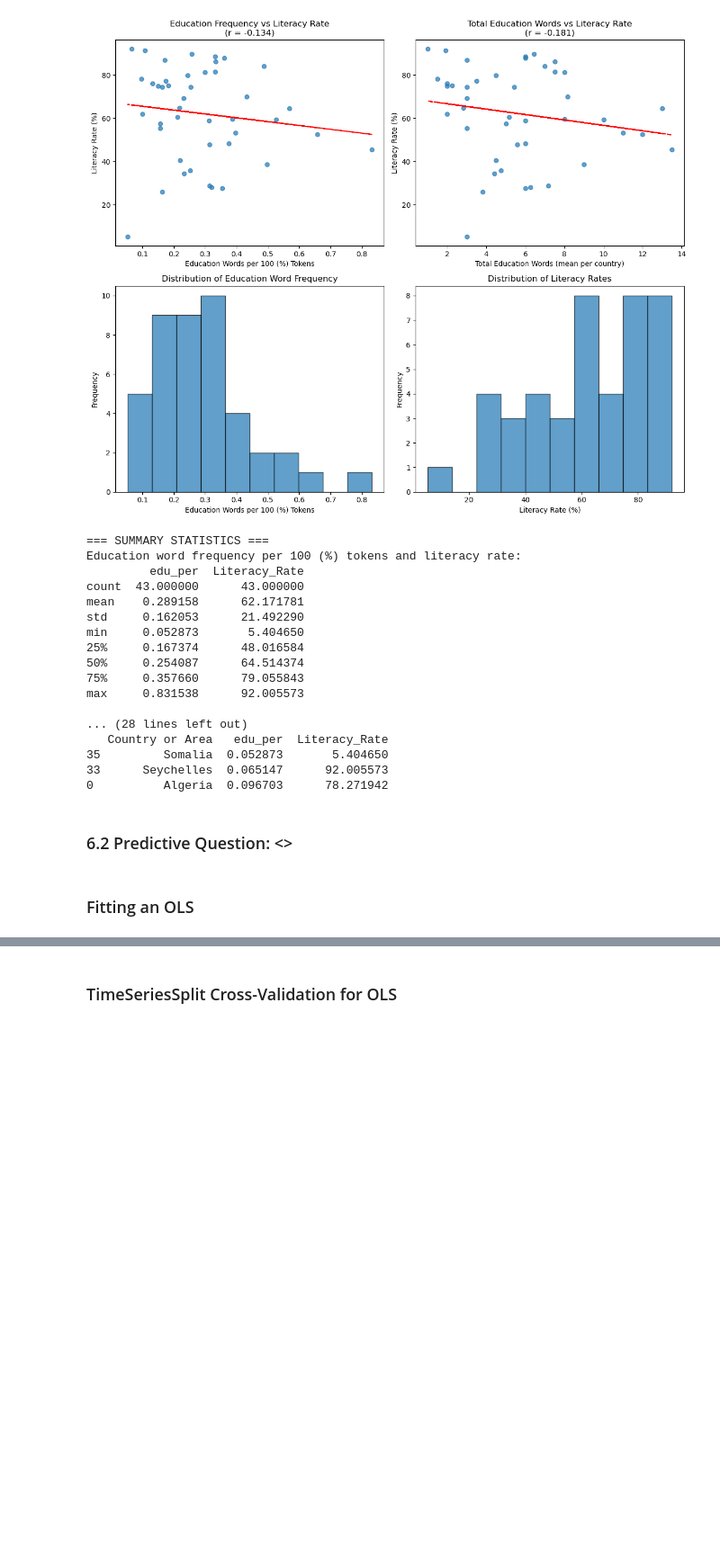
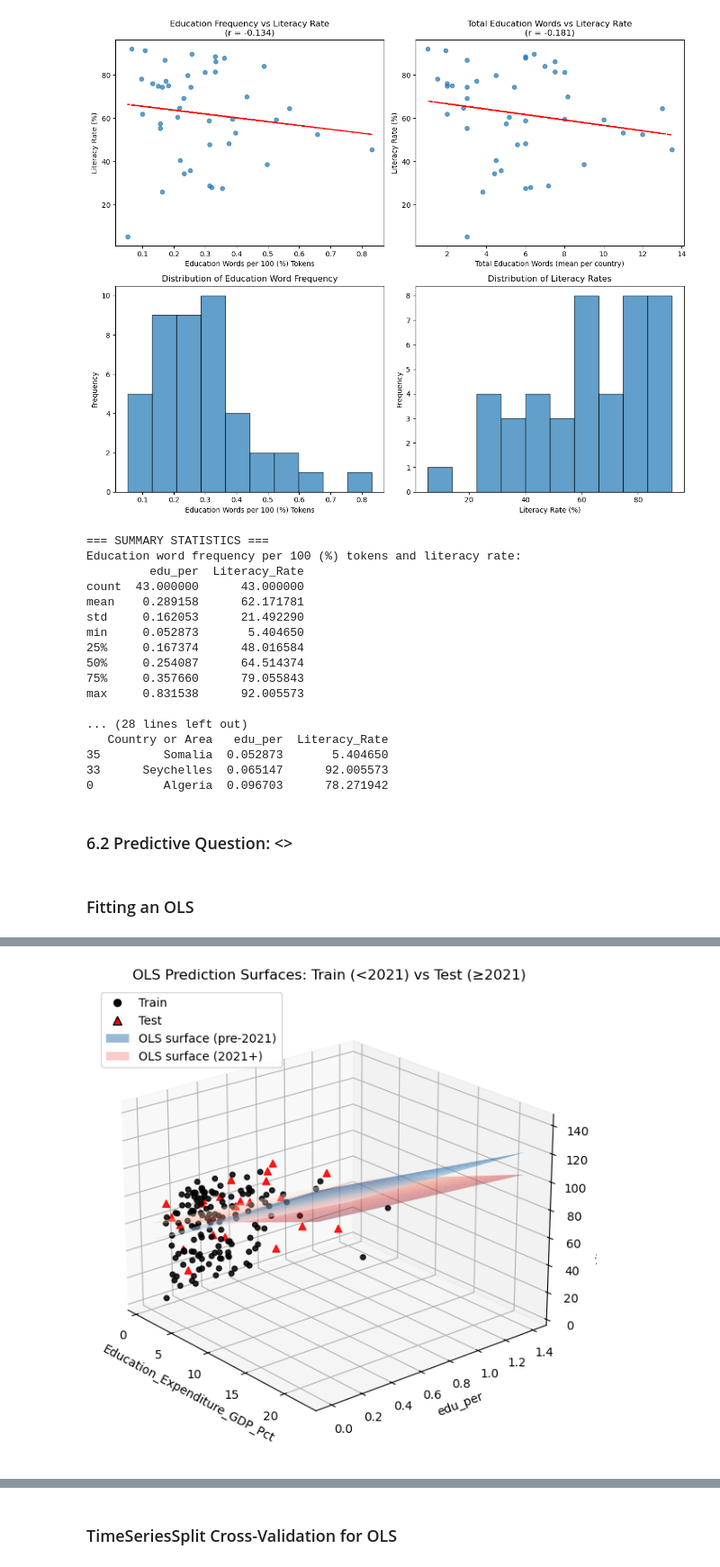
Before and after one commit to bgrsph/Fundamentals-of-Data-Science-Group-Assignments-, a Jupyter notebook: Assignment 1/Analysis_Latest.ipynb, the cells around one changed output, grey strips where cells are left out. Shown at 90% size. Saved outputs shown, nothing was run; the diff lists cells and outputs as text; code cells hidden in the pictures; blank space fills up the shorter version.

```diff
--- a/Assignment 1/Analysis_Latest.ipynb
+++ b/Assignment 1/Analysis_Latest.ipynb
@@ -1044,20 +1044,19 @@ features = ["Education_Expenditure_GDP_Pct", "edu_per"]
 target   = "Literacy_Rate"
 timecol  = "Year"
 
-# 2) Clean subset as DataFrame
-df_ols = df_africa[features + [target, timecol]].dropna().copy()
+#subset data for ols
+df_ols = df_africa[features + [target, timecol]].copy()
 
-# 3) Time split using the YEAR column (DataFrames only)
-train_df = df_ols[df_ols[timecol] < 2018].copy()
-test_df  = df_ols[df_ols[timecol] >= 2018].copy()
+# split into train and test data based on year
+train_df = df_ols[df_ols[timecol] < 2021].copy()
+test_df  = df_ols[df_ols[timecol] >= 2021].copy()
 
-# 4) Design matrices for statsmodels (add constant)
+# fix before running statsmodel
 X_train = sm.add_constant(train_df[features])
 y_train = train_df[target]
 X_test = sm.add_constant(test_df[features], has_constant='add')
 y_test = test_df[target]
 
-# 5) Fit OLS and print full summary (R², adj R², p-values, etc.)
 ols = sm.OLS(y_train, X_train).fit()
 print(ols.summary())
 # %% [output]
@@ -1100,0 +1100,68 @@ OLS Performance metrics
+# %%
+# --- 3D comparison: OLS plane pre-2021 vs 2021+ ---
+import numpy as np
+import pandas as pd
+import matplotlib.pyplot as plt
+from mpl_toolkits.mplot3d import Axes3D  # noqa: F401
+from matplotlib.lines import Line2D
+from matplotlib.patches import Patch
+
+f1, f2 = features
+
+# Refit explicitly for clarity (train==pre, test==post)
+X_pre,  y_pre  = sm.add_constant(train_df[features], has_constant='add'), train_df[target]
+X_post, y_post = sm.add_constant(test_df[features],  has_constant='add'),  test_df[target]
+ols_pre  = sm.OLS(y_pre,  X_pre).fit()   # this equals your `ols`
+ols_post = sm.OLS(y_post, X_post).fit()
+
+# Common grid across full data range for fair visual comparison
+g1 = np.linspace(df_ols[f1].min(), df_ols[f1].max(), 60)
+g2 = np.linspace(df_ols[f2].min(), df_ols[f2].max(), 60)
+G1, G2 = np.meshgrid(g1, g2)
+grid_df = pd.DataFrame({f1: G1.ravel(), f2: G2.ravel()})
+
+# Make prediction matrices that match each model's training columns (avoids shape errors)
+GX_pre  = sm.add_constant(grid_df, has_constant='add').reindex(columns=X_pre.columns,  fill_value=1.0)
+GX_post = sm.add_constant(grid_df, has_constant='add').reindex(columns=X_post.columns, fill_value=1.0)
+
+Z_pre  = ols_pre.predict(GX_pre).values.reshape(G1.shape)
+Z_post = ols_post.predict(GX_post).values.reshape(G1.shape)
+
+# --- Plot ---
+fig = plt.figure(figsize=(8, 6))
+ax = fig.add_subplot(111, projection='3d')
+
+# Surfaces (semi-transparent)
+ax.plot_surface(G1, G2, Z_pre,  alpha=0.55, linewidth=0, antialiased=True, cmap='Blues')
+ax.plot_surface(G1, G2, Z_post, alpha=0.40, linewidth=0, antialiased=True, cmap='Reds')
+
+# Points
+ax.scatter(train_df[f1], train_df[f2], y_train, c='k', s=18, alpha=0.85)           # train ●
+ax.scatter(test_df[f1],  test_df[f2],  y_test,  c='r', s=35, alpha=0.9, marker='^')# test ▲
+
+# Labels / title / view
+ax.set_xlabel(f1)
+ax.set_ylabel(f2)
+ax.set_zlabel(target)
+ax.set_title("OLS Prediction Surfaces: Train (<2021) vs Test (≥2021)")
+ax.view_init(elev=22, azim=-40)
+
+# Legend
+legend_handles = [
+    Line2D([0], [0], marker='o', color='none', markerfacecolor='k', markersize=6, label='Train'),
+    Line2D([0], [0], marker='^', color='none', markerfacecolor='r', markersize=7, label='Test'),
+    Patch(facecolor='steelblue',  alpha=0.55, label='OLS surface (pre-2021)'),
+    Patch(facecolor='lightcoral', alpha=0.40, label='OLS surface (2021+)'),
+]
+ax.legend(handles=legend_handles, loc='upper left')
+
+plt.tight_layout()
+plt.show()
+
+# (optional) quick compare in console
+print("\n== OLS (pre-2021) params ==")
+print(ols_pre.params)
+print("\n== OLS (2021+) params ==")
+print(ols_post.params)
+# %% [output]
+[figure, added]
```
Also changed, not shown: parts of 7 cells of this notebook, 1 other file.
